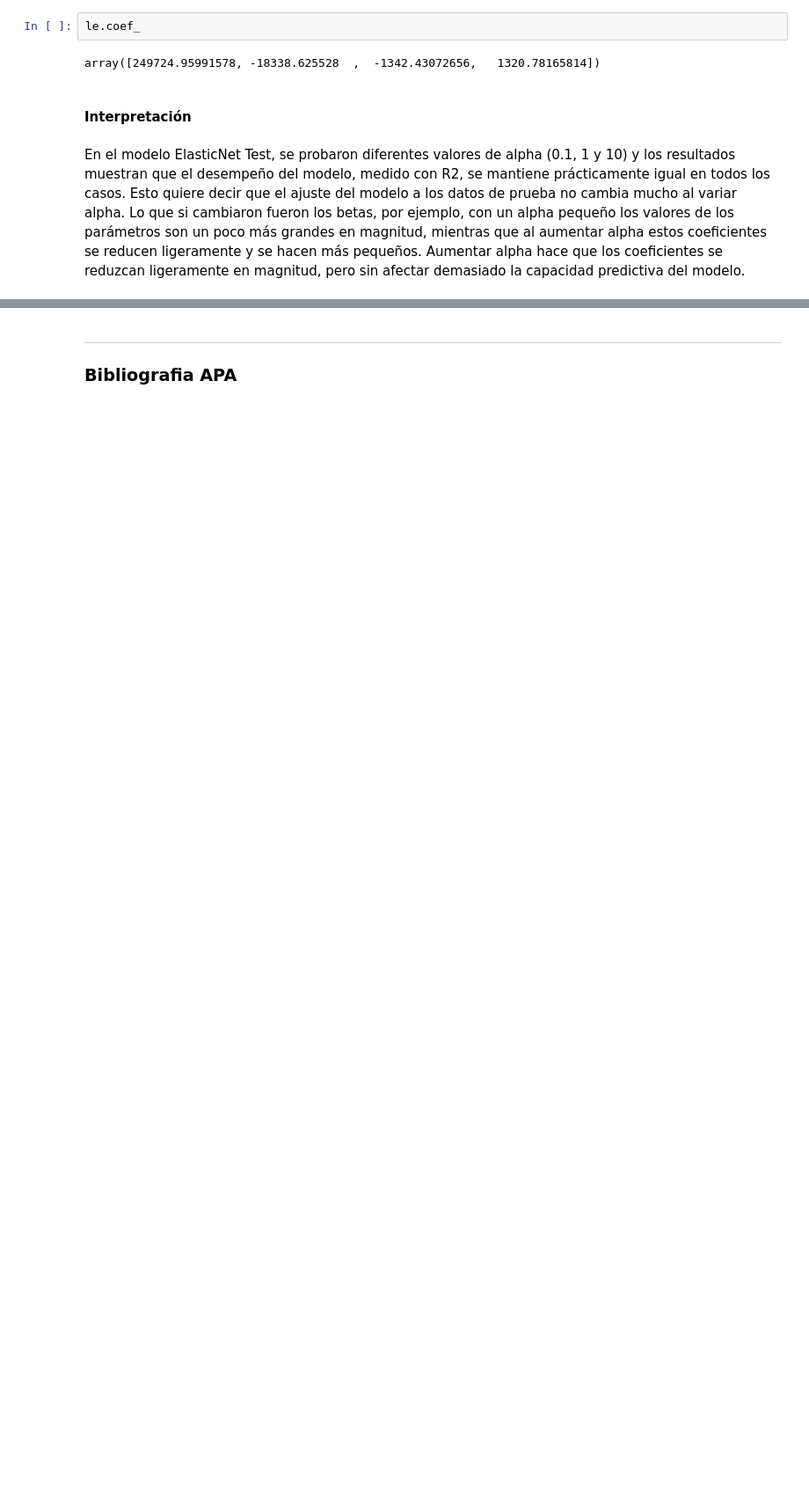
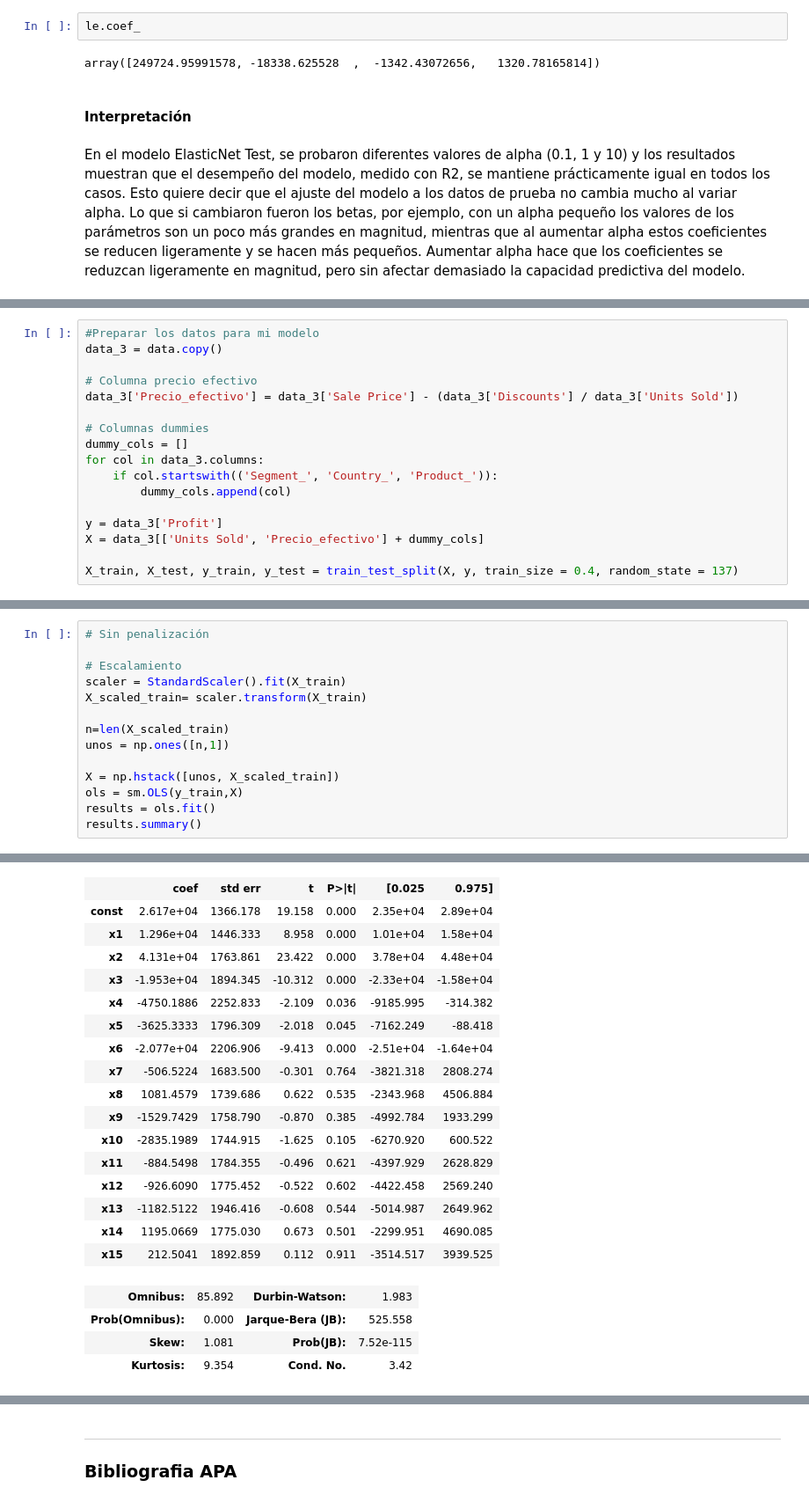
Before and after one commit to GonzaloCanoP/P01-Proyecto-Lab-Aprednizaje-Estadistico, a Jupyter notebook: P01- Regresión.ipynb, the cells around one changed output, grey strips where cells are left out. Shown at 88% size. Saved outputs shown, nothing was run; the diff lists cells and outputs as text; blank space fills up the shorter version.

```diff
--- a/P01- Regresión.ipynb
+++ b/P01- Regresión.ipynb
@@ -831,0 +839,17 @@ En el modelo ElasticNet Test, se probaron diferentes valores de alpha (0.1, 1 y
+# %%
+#Preparar los datos para mi modelo
+data_3 = data.copy()
+
+# Columna precio efectivo
+data_3['Precio_efectivo'] = data_3['Sale Price'] - (data_3['Discounts'] / data_3['Units Sold'])
+
+# Columnas dummies
+dummy_cols = []
+for col in data_3.columns:
+    if col.startswith(('Segment_', 'Country_', 'Product_')):
+        dummy_cols.append(col)
+
+y = data_3['Profit']
+X = data_3[['Units Sold', 'Precio_efectivo'] + dummy_cols]
+
+X_train, X_test, y_train, y_test = train_test_split(X, y, train_size = 0.4, random_state = 137)
@@ -831,0 +858,15 @@ En el modelo ElasticNet Test, se probaron diferentes valores de alpha (0.1, 1 y
+# %%
+# Sin penalización
+
+# Escalamiento
+scaler = StandardScaler().fit(X_train)
+X_scaled_train= scaler.transform(X_train)
+
+n=len(X_scaled_train)
+unos = np.ones([n,1])
+
+X = np.hstack([unos, X_scaled_train])
+ols = sm.OLS(y_train,X)
+results = ols.fit()
+results.summary()
+# %% [output]
@@ -831,0 +883,21 @@ En el modelo ElasticNet Test, se probaron diferentes valores de alpha (0.1, 1 y
+|  | coef | std err | t | P>|t| | [0.025 | 0.975] |
+| const | 2.617e+04 | 1366.178 | 19.158 | 0.000 | 2.35e+04 | 2.89e+04 |
+| x1 | 1.296e+04 | 1446.333 | 8.958 | 0.000 | 1.01e+04 | 1.58e+04 |
+| x2 | 4.131e+04 | 1763.861 | 23.422 | 0.000 | 3.78e+04 | 4.48e+04 |
+| x3 | -1.953e+04 | 1894.345 | -10.312 | 0.000 | -2.33e+04 | -1.58e+04 |
+| x4 | -4750.1886 | 2252.833 | -2.109 | 0.036 | -9185.995 | -314.382 |
+| x5 | -3625.3333 | 1796.309 | -2.018 | 0.045 | -7162.249 | -88.418 |
+| x6 | -2.077e+04 | 2206.906 | -9.413 | 0.000 | -2.51e+04 | -1.64e+04 |
+| x7 | -506.5224 | 1683.500 | -0.301 | 0.764 | -3821.318 | 2808.274 |
+| x8 | 1081.4579 | 1739.686 | 0.622 | 0.535 | -2343.968 | 4506.884 |
+| x9 | -1529.7429 | 1758.790 | -0.870 | 0.385 | -4992.784 | 1933.299 |
+| x10 | -2835.1989 | 1744.915 | -1.625 | 0.105 | -6270.920 | 600.522 |
+| x11 | -884.5498 | 1784.355 | -0.496 | 0.621 | -4397.929 | 2628.829 |
+| x12 | -926.6090 | 1775.452 | -0.522 | 0.602 | -4422.458 | 2569.240 |
+| x13 | -1182.5122 | 1946.416 | -0.608 | 0.544 | -5014.987 | 2649.962 |
+| x14 | 1195.0669 | 1775.030 | 0.673 | 0.501 | -2299.951 | 4690.085 |
+| x15 | 212.5041 | 1892.859 | 0.112 | 0.911 | -3514.517 | 3939.525 |
+| Omnibus: | 85.892 | Durbin-Watson: | 1.983 |
+| Prob(Omnibus): | 0.000 | Jarque-Bera (JB): | 525.558 |
+| Skew: | 1.081 | Prob(JB): | 7.52e-115 |
+| Kurtosis: | 9.354 | Cond. No. | 3.42 |
```
Also changed, not shown: parts of 51 cells of this notebook.
